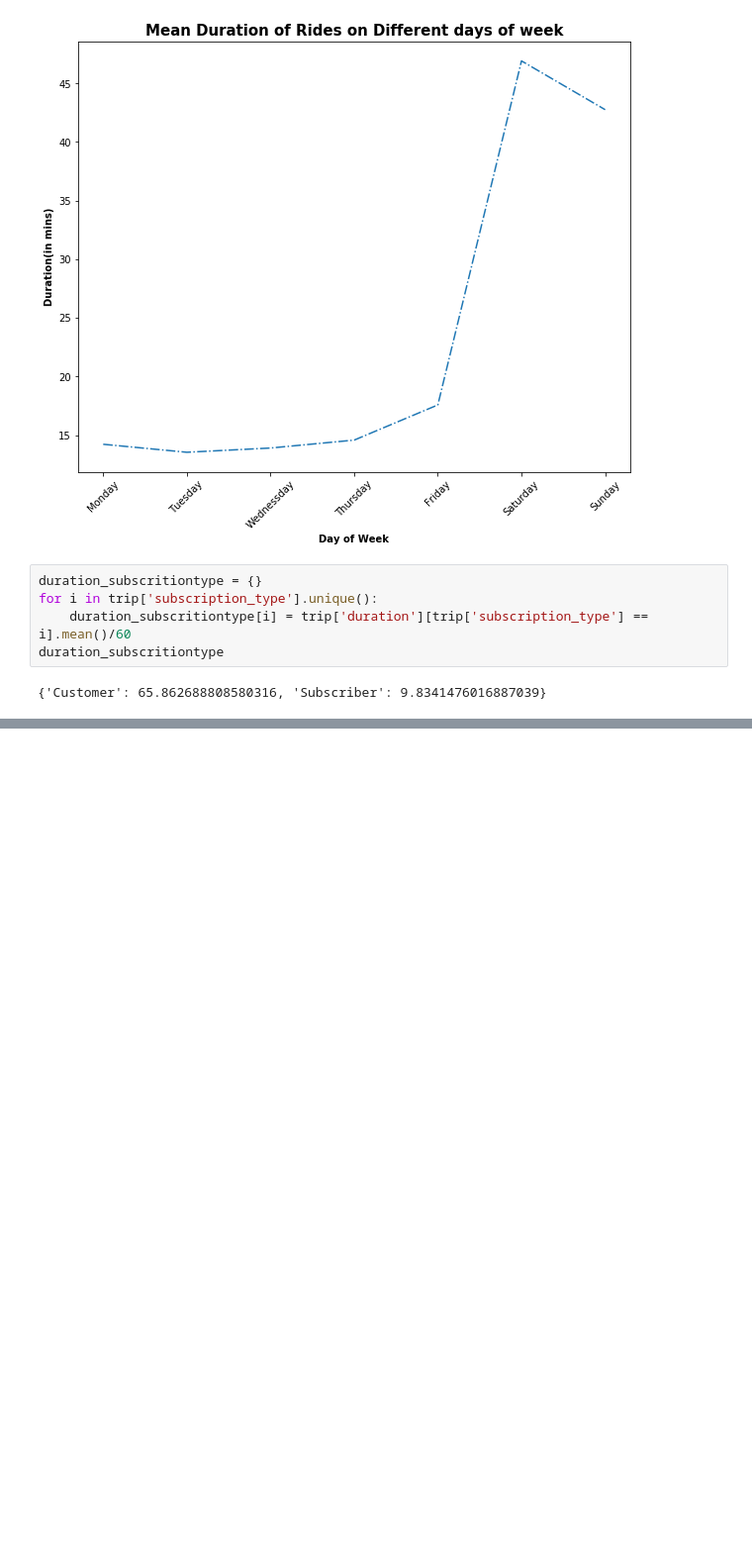
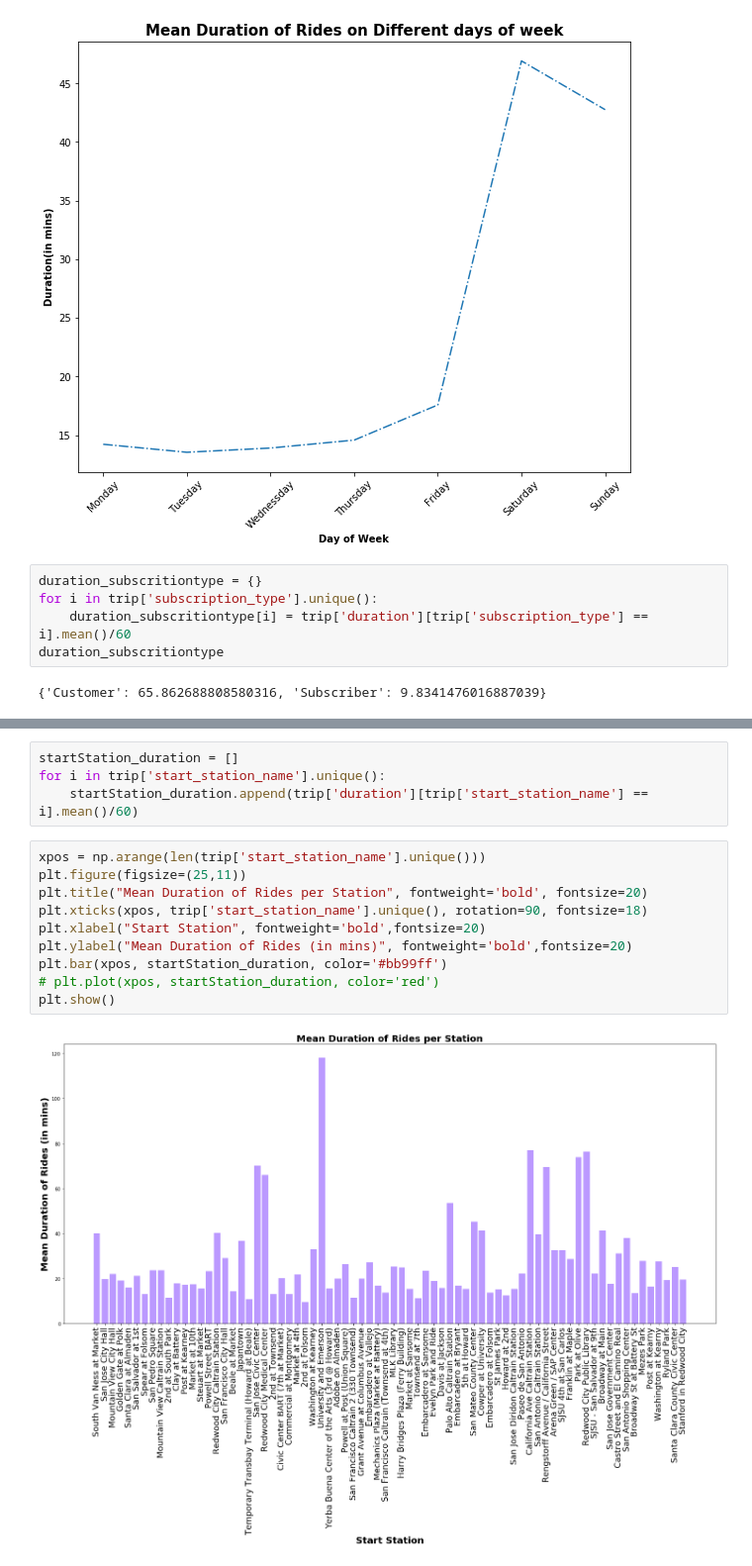
Before and after one commit to senapati-deepak/bay_area_bike_share, a Jupyter notebook: analysis.ipynb, the cells around one changed output, grey strips where cells are left out. Shown at 99% size. Cells and saved outputs as stored; diff of their text form; blank space fills up the shorter version.

```diff
--- a/analysis.ipynb
+++ b/analysis.ipynb
@@ -241,0 +266,16 @@ plt.show()
+# %%
+startStation_duration = []
+for i in trip['start_station_name'].unique():
+    startStation_duration.append(trip['duration'][trip['start_station_name'] == i].mean()/60)
+# %%
+xpos = np.arange(len(trip['start_station_name'].unique()))
+plt.figure(figsize=(25,11))
+plt.title("Mean Duration of Rides per Station", fontweight='bold', fontsize=20)
+plt.xticks(xpos, trip['start_station_name'].unique(), rotation=90, fontsize=18)
+plt.xlabel("Start Station", fontweight='bold',fontsize=20)
+plt.ylabel("Mean Duration of Rides (in mins)", fontweight='bold',fontsize=20)
+plt.bar(xpos, startStation_duration, color='#bb99ff')
+# plt.plot(xpos, startStation_duration, color='red')
+plt.show()
+# %% [output]
+[figure, added]
```
Also changed, not shown: parts of 6 cells of this notebook.
